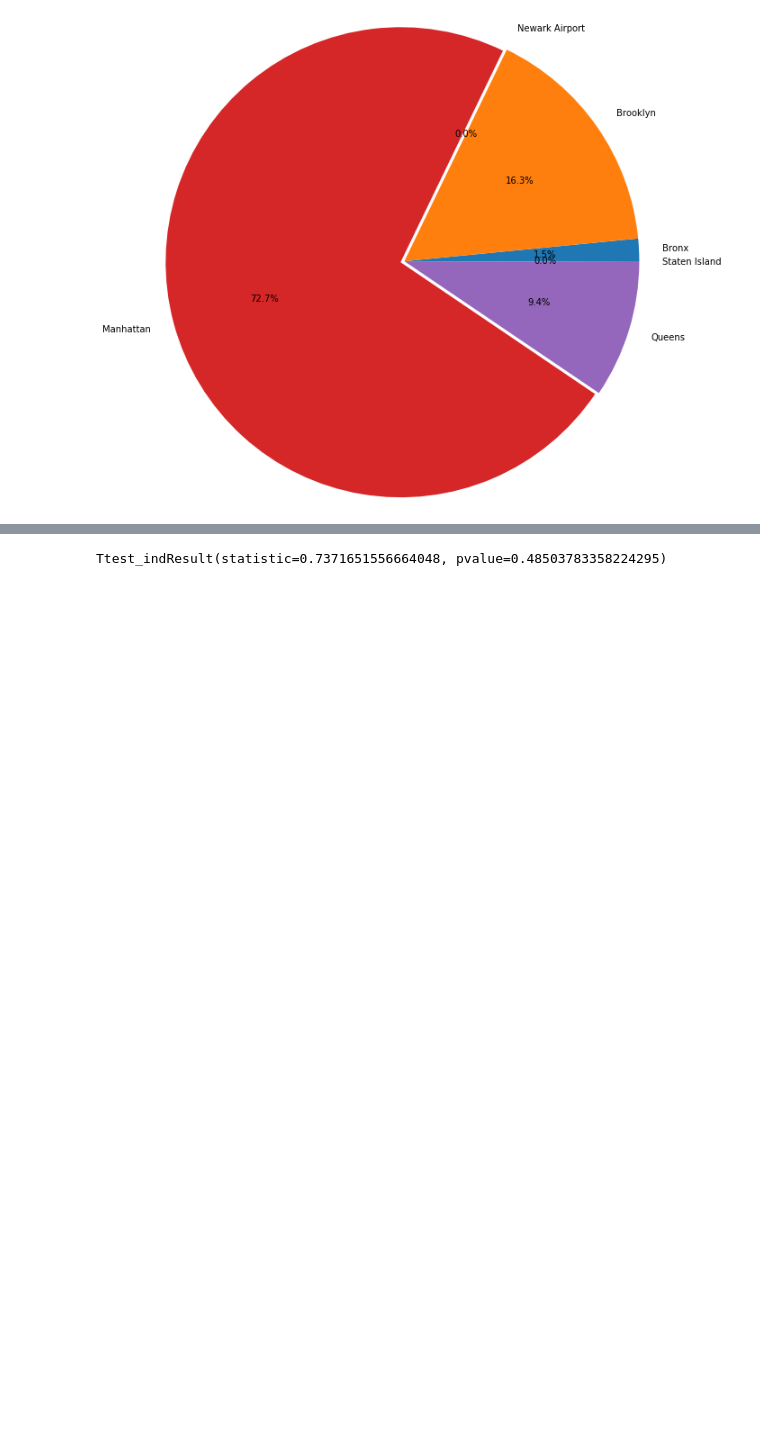
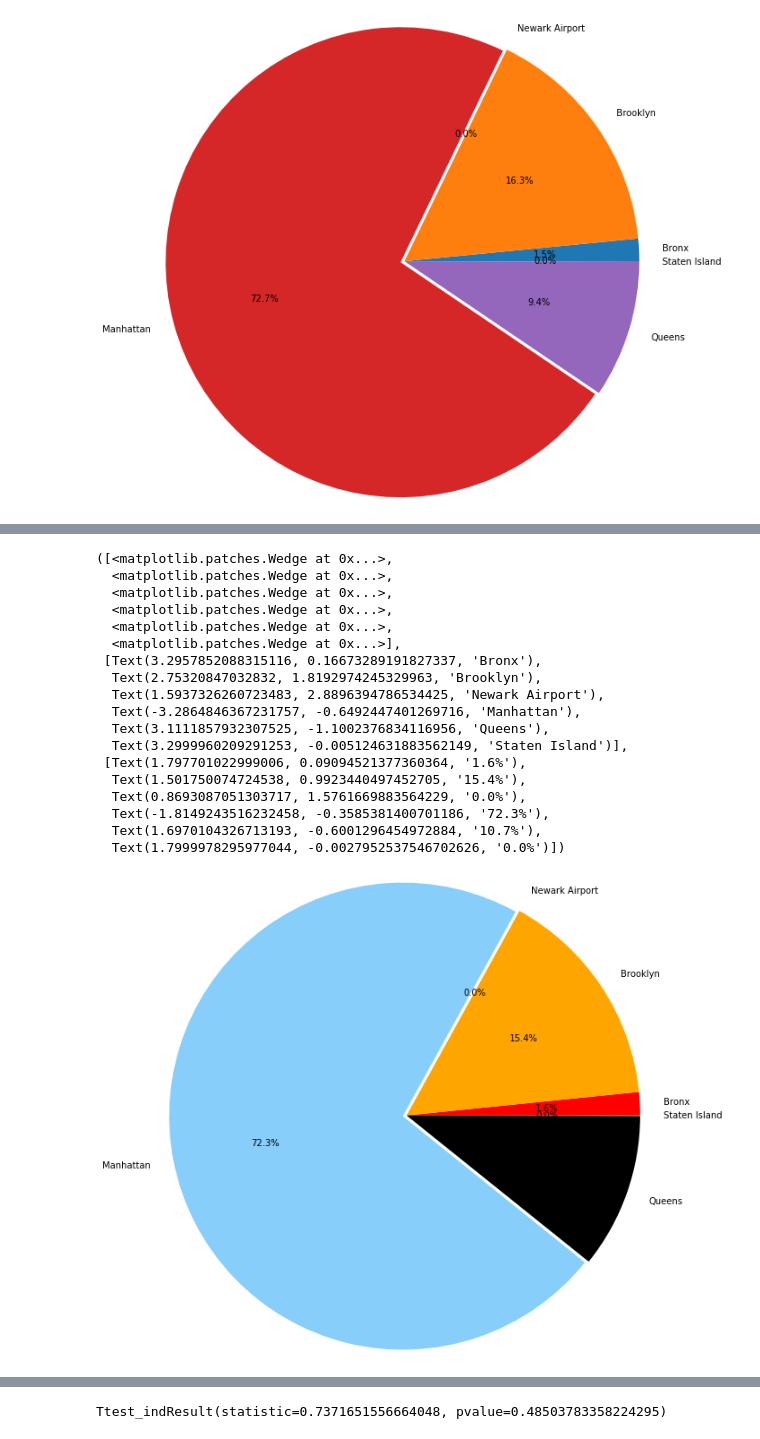
Before and after one commit to iliveonit/Project1-2020, a Jupyter notebook: UberWeather.ipynb, the cells around one changed output, grey strips where cells are left out. Drawn from its saved outputs; the diff is of its cells as text; code cells hidden in the pictures; blank space fills up the shorter version.

```diff
--- a/UberWeather.ipynb
+++ b/UberWeather.ipynb
@@ -182,0 +267,28 @@ plt.pie(pickups, explode=explode, labels = labels, autopct = "%1.1f%%", radius =
+# %%
+# PRECIPITATION PIE CHART
+precip = bad_precip_df.groupby("Borough")
+labels = ["Bronx", "Brooklyn", "Newark Airport", "Manhattan", "Queens", "Staten Island"]
+colors = ["red", "orange", "lightcoral", "lightskyblue", "black", "green"]
+pickups_precip = precip["Pickups"].sum()
+explode = [0,0,0,.05,0,0]
+plt.pie(pickups_precip, explode=explode, labels = labels, colors = colors, autopct = "%1.1f%%", radius = 3)
+# %% [output]
+([<matplotlib.patches.Wedge at 0x...>,
+  <matplotlib.patches.Wedge at 0x...>,
+  <matplotlib.patches.Wedge at 0x...>,
+  <matplotlib.patches.Wedge at 0x...>,
+  <matplotlib.patches.Wedge at 0x...>,
+  <matplotlib.patches.Wedge at 0x...>],
+ [Text(3.2957852088315116, 0.16673289191827337, 'Bronx'),
+  Text(2.75320847032832, 1.8192974245329963, 'Brooklyn'),
+  Text(1.5937326260723483, 2.8896394786534425, 'Newark Airport'),
+  Text(-3.2864846367231757, -0.6492447401269716, 'Manhattan'),
+  Text(3.1111857932307525, -1.1002376834116956, 'Queens'),
+  Text(3.2999960209291253, -0.005124631883562149, 'Staten Island')],
+ [Text(1.797701022999006, 0.09094521377360364, '1.6%'),
+  Text(1.501750074724538, 0.9923440497452705, '15.4%'),
+  Text(0.8693087051303717, 1.5761669883564229, '0.0%'),
+  Text(-1.8149243516232458, -0.3585381400701186, '72.3%'),
+  Text(1.6970104326713193, -0.6001296454972884, '10.7%'),
+  Text(1.7999978295977044, -0.0027952537546702626, '0.0%')])
+[figure, added]
```
Also changed, not shown: parts of 5 cells of this notebook.
